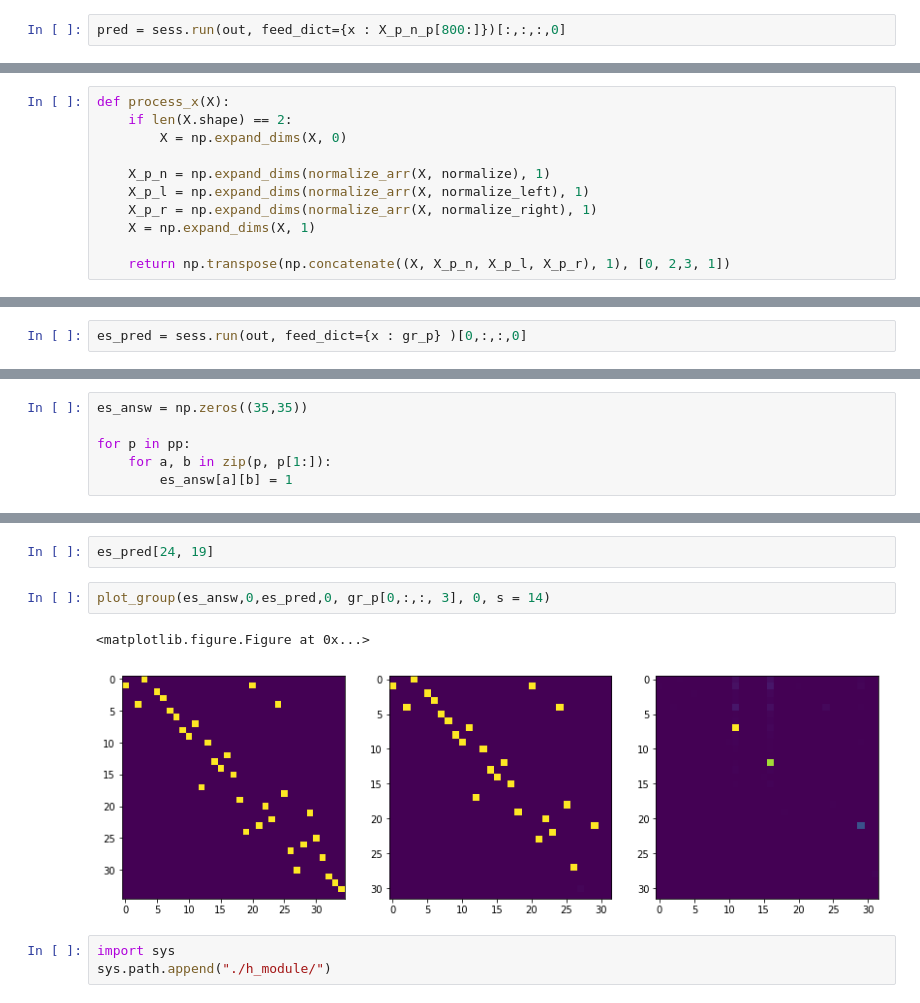
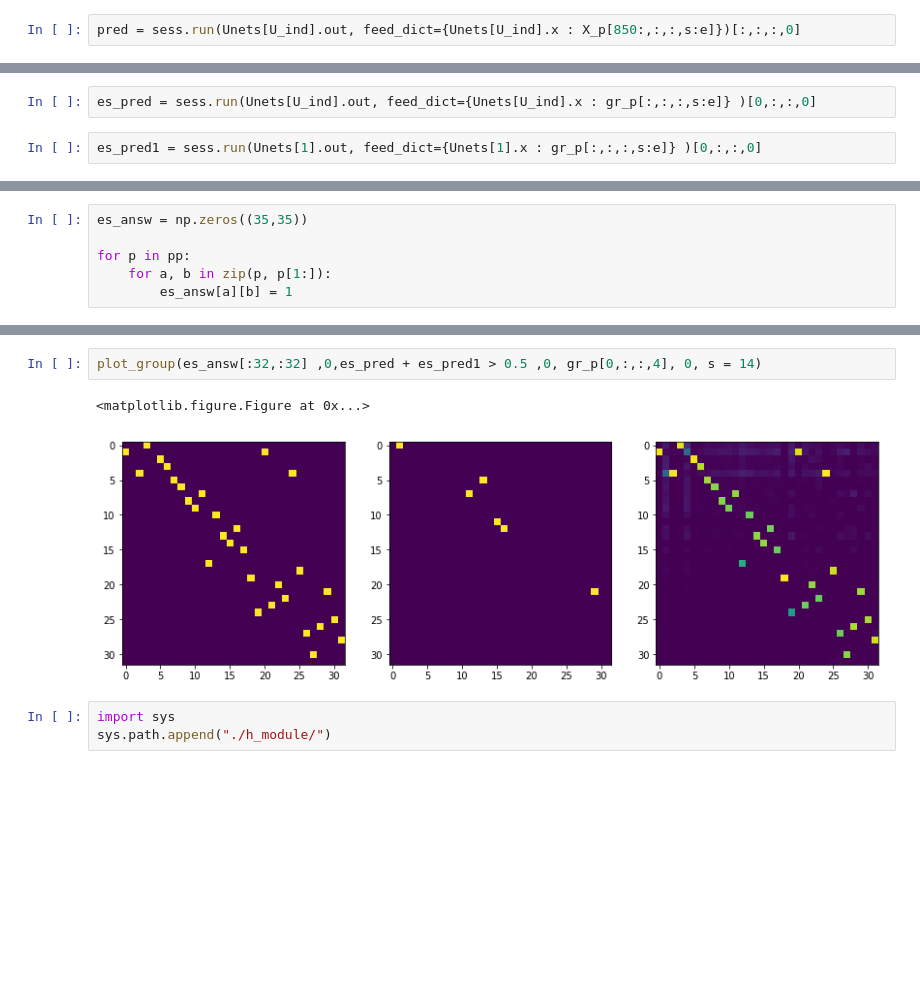
Before and after one commit to rykachevskiy/CRISPR, a Jupyter notebook: UNet.ipynb, the cells around one changed output, grey strips where cells are left out. Drawn from its saved outputs; the diff is of its cells as text; blank space fills up the shorter version.

```diff
--- a/UNet.ipynb
+++ b/UNet.ipynb
@@ -266,5 +292,5 @@ plot_gr((batch_y * 10 + 1)[0,:,:,0])
 # %%
-pred = sess.run(out, feed_dict={x : X_p_n_p[800:]})[:,:,:,0]
+pred = sess.run(Unets[U_ind].out, feed_dict={Unets[U_ind].x : X_p[850:,:,:,s:e]})[:,:,:,0]
 # %%
 #plot_group(pred[1], 0, y[801], 0, X[801], 1, X_p_n_p[801][:,:,0], 0, s = 16)
 # %%
@@ -303,21 +325,12 @@ avg / total       1.00      1.00      1.00    204800
-# %%
-def process_x(X):
-    if len(X.shape) == 2:
-        X = np.expand_dims(X, 0)
-
-    X_p_n = np.expand_dims(normalize_arr(X, normalize), 1)
-    X_p_l = np.expand_dims(normalize_arr(X, normalize_left), 1)
-    X_p_r = np.expand_dims(normalize_arr(X, normalize_right), 1)
-    X = np.expand_dims(X, 1)
-
-    return np.transpose(np.concatenate((X, X_p_n, X_p_l, X_p_r), 1), [0, 2,3, 1])
 # %%
 gr = np.load("../data/graphs/ES3_22.npy")[:32, :32]
 #gr = np.load("../data/graphs/SlO_22_cut_at_10.npy")[:80, :80]
 # %%
 gr_p = process_x(gr)
 # %%
-es_pred = sess.run(out, feed_dict={x : gr_p} )[0,:,:,0]
+es_pred = sess.run(Unets[U_ind].out, feed_dict={Unets[U_ind].x : gr_p[:,:,:,s:e]} )[0,:,:,0]
+# %%
+es_pred1 = sess.run(Unets[1].out, feed_dict={Unets[1].x : gr_p[:,:,:,s:e]} )[0,:,:,0]
 # %%
 es_pred.shape
 # %% [output]
@@ -350,12 +366,10 @@ es_pred[24, 19]
 # %% [output]
 0.0
-# %%
-es_pred[24, 19]
 # %%
-plot_group(es_answ,0,es_pred,0, gr_p[0,:,:, 3], 0, s = 14)
+plot_group(es_answ[:32,:32] ,0,es_pred + es_pred1 > 0.5 ,0, gr_p[0,:,:,4], 0, s = 14)
 # %% [output]
 <matplotlib.figure.Figure at 0x...>
-[figure, old version]
+[figure, new version]
 # %%
 import sys
 sys.path.append("./h_module/")
```
Also changed, not shown: parts of 47 cells of this notebook, 3 other files.
